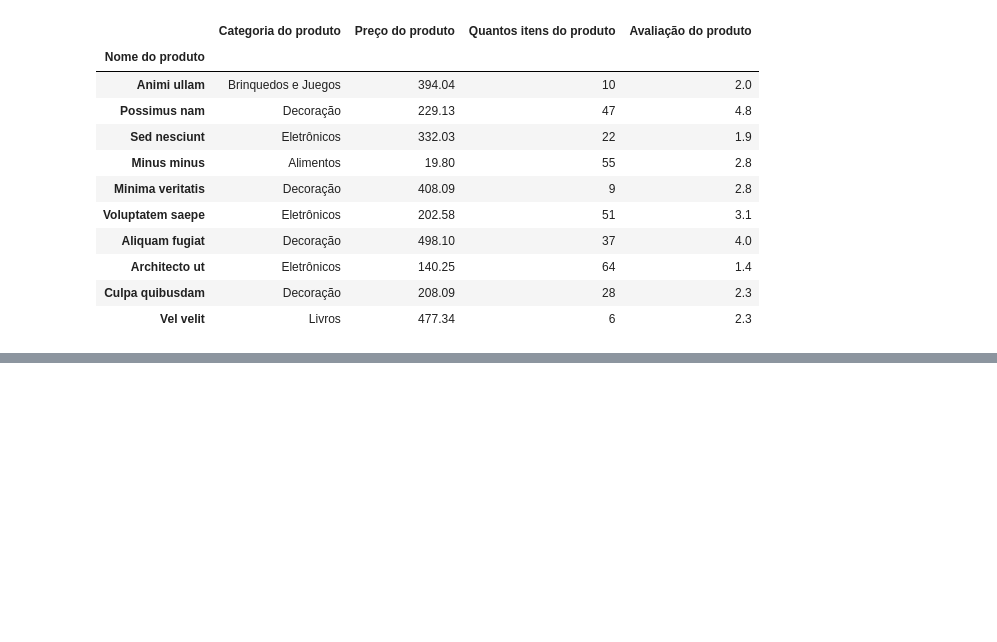
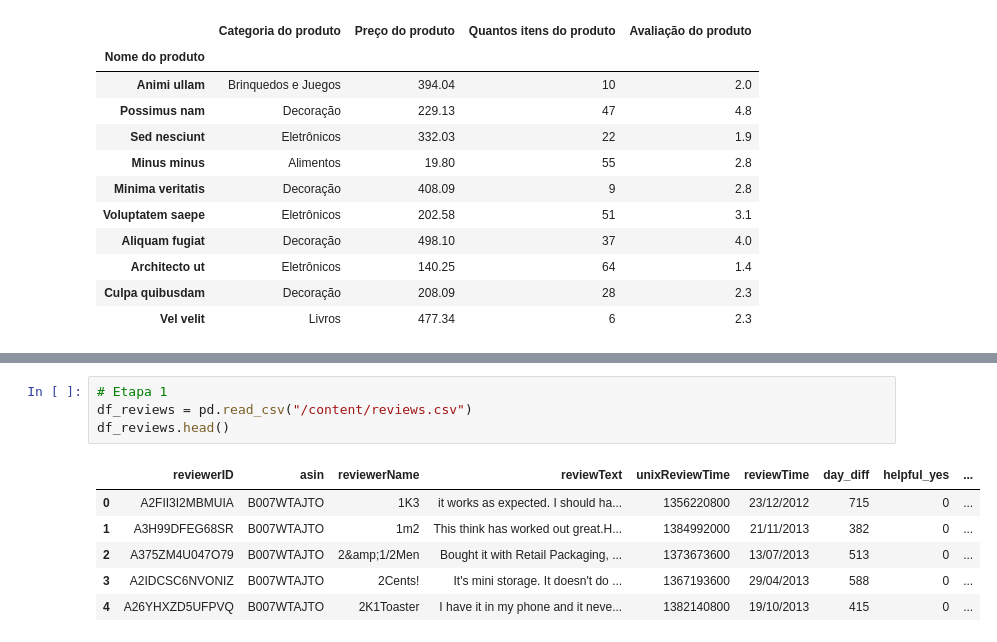
Before and after one commit to Bodegami/formacao-especialista-em-ia, a Jupyter notebook: python-ia-aplicada/Python_applied_ai.ipynb, the cells around one changed output, grey strips where cells are left out. Saved outputs shown, nothing was run; the diff lists cells and outputs as text; blank space fills up the shorter version.

```diff
--- a/python-ia-aplicada/Python_applied_ai.ipynb
+++ b/python-ia-aplicada/Python_applied_ai.ipynb
@@ -1647,0 +1654,11 @@ df_products_com_nome_como_indice[0:10]
+# %%
+# Etapa 1
+df_reviews = pd.read_csv("/content/reviews.csv")
+df_reviews.head()
+# %% [output]
+|  | reviewerID | asin | reviewerName | reviewText | unixReviewTime | reviewTime | day_diff | helpful_yes | ... |
+| 0 | A2FII3I2MBMUIA | B007WTAJTO | 1K3 | it works as expected. I should ha... | 1356220800 | 23/12/2012 | 715 | 0 | ... |
+| 1 | A3H99DFEG68SR | B007WTAJTO | 1m2 | This think has worked out great.H... | 1384992000 | 21/11/2013 | 382 | 0 | ... |
+| 2 | A375ZM4U047O79 | B007WTAJTO | 2&amp;1/2Men | Bought it with Retail Packaging, ... | 1373673600 | 13/07/2013 | 513 | 0 | ... |
+| 3 | A2IDCSC6NVONIZ | B007WTAJTO | 2Cents! | It's mini storage. It doesn't do ... | 1367193600 | 29/04/2013 | 588 | 0 | ... |
+| 4 | A26YHXZD5UFPVQ | B007WTAJTO | 2K1Toaster | I have it in my phone and it neve... | 1382140800 | 19/10/2013 | 415 | 0 | ... |
```
Also changed, not shown: parts of 5 cells of this notebook, 1 other file.
